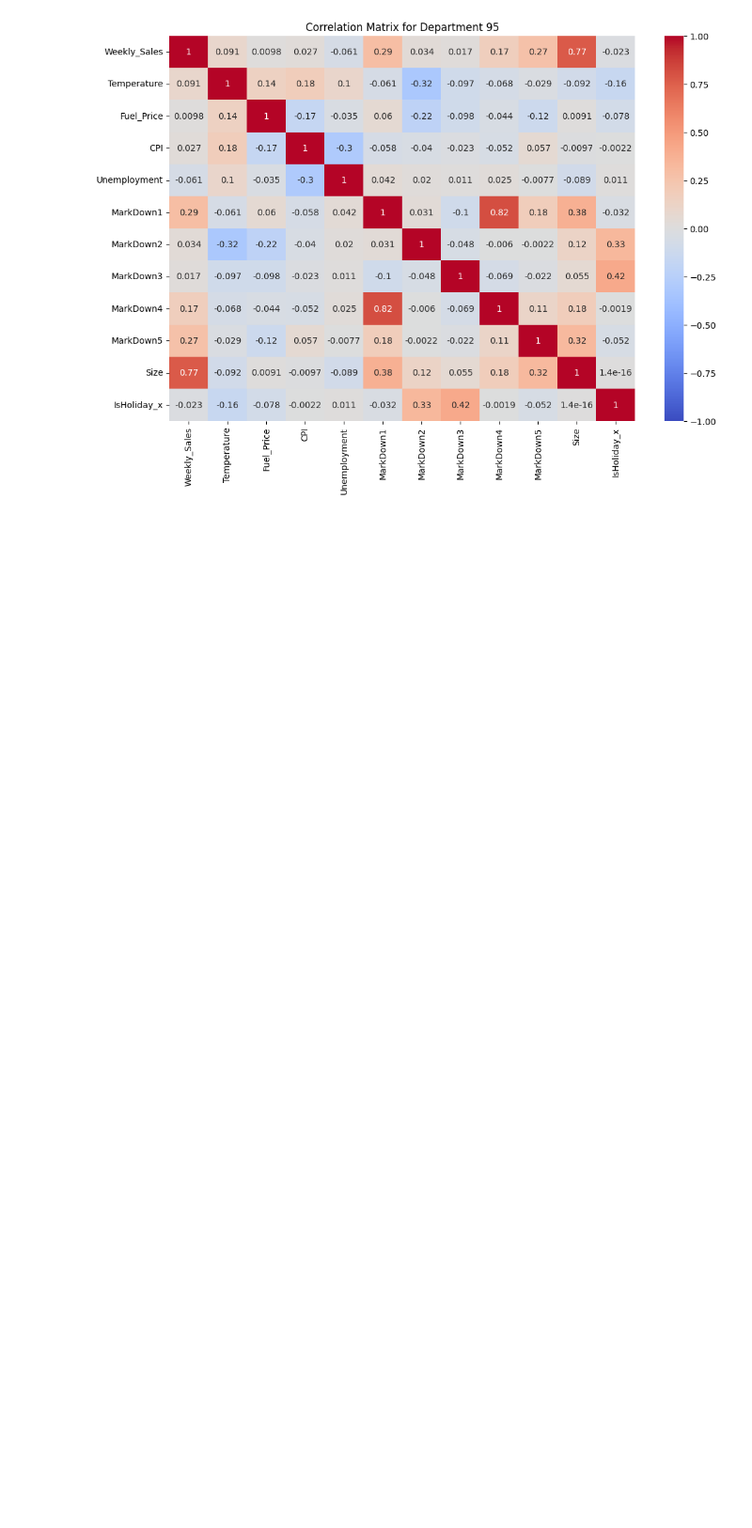
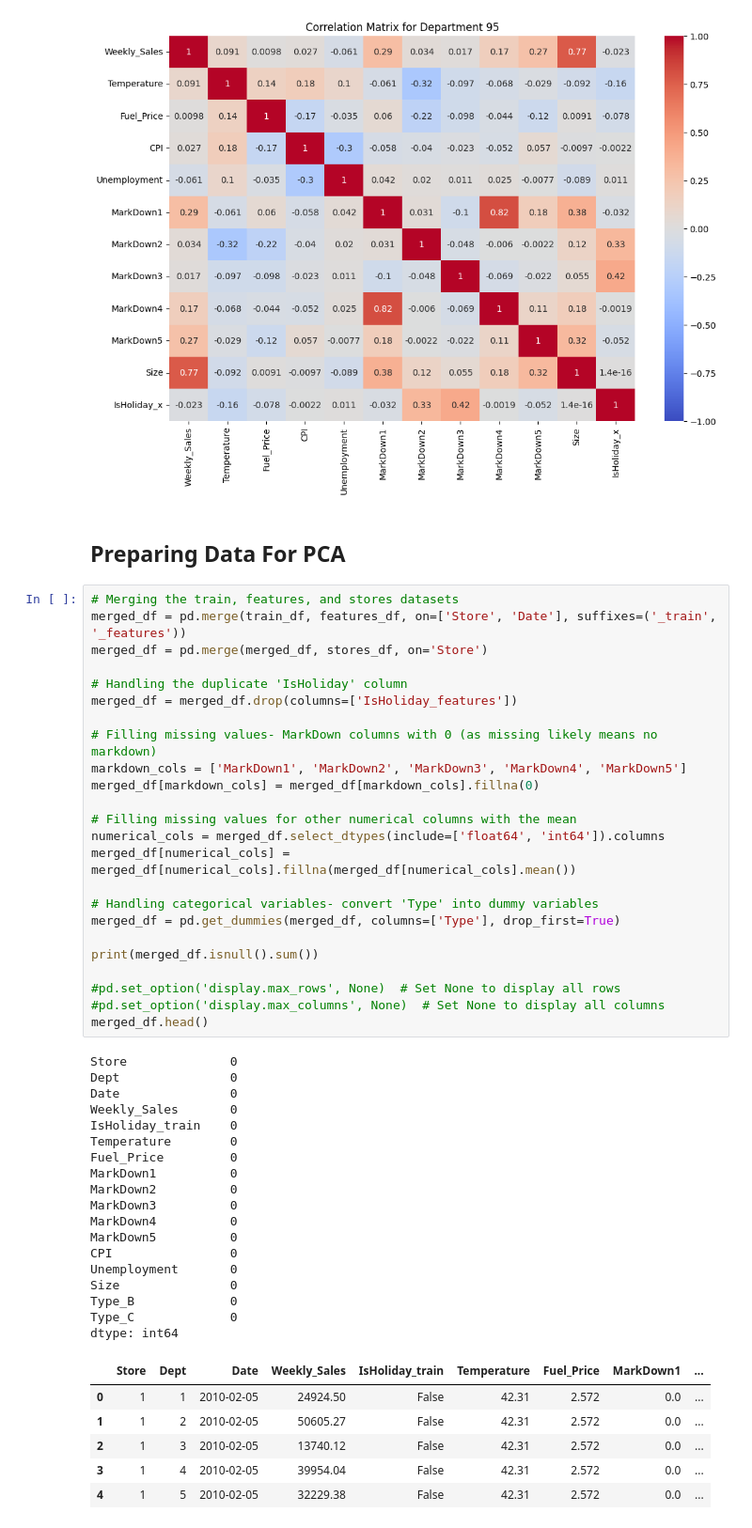
Before and after one commit to dimakazlouski/Walmart-Sales-Forecasting, a Jupyter notebook: Notebooks/01_Data_Exploration.ipynb, the cells around one changed output. Shown at 94% size. Saved outputs shown, nothing was run; the diff lists cells and outputs as text; blank space fills up the shorter version.

```diff
--- a/Notebooks/01_Data_Exploration.ipynb
+++ b/Notebooks/01_Data_Exploration.ipynb
@@ -351,3 +351,54 @@ plt.title('Correlation Matrix for Department ' + str(dept))
 plt.show()
 # %% [output]
 [figure]
+# %% [markdown]
+## Preparing Data For PCA
+# %%
+# Merging the train, features, and stores datasets
+merged_df = pd.merge(train_df, features_df, on=['Store', 'Date'], suffixes=('_train', '_features'))
+merged_df = pd.merge(merged_df, stores_df, on='Store')
+
+# Handling the duplicate 'IsHoliday' column
+merged_df = merged_df.drop(columns=['IsHoliday_features'])
+
+# Filling missing values- MarkDown columns with 0 (as missing likely means no markdown)
+markdown_cols = ['MarkDown1', 'MarkDown2', 'MarkDown3', 'MarkDown4', 'MarkDown5']
+merged_df[markdown_cols] = merged_df[markdown_cols].fillna(0)
+
+# Filling missing values for other numerical columns with the mean
+numerical_cols = merged_df.select_dtypes(include=['float64', 'int64']).columns
+merged_df[numerical_cols] = merged_df[numerical_cols].fillna(merged_df[numerical_cols].mean())
+
+# Handling categorical variables- convert 'Type' into dummy variables
+merged_df = pd.get_dummies(merged_df, columns=['Type'], drop_first=True)
+
+print(merged_df.isnull().sum())
+
+#pd.set_option('display.max_rows', None)  # Set None to display all rows
+#pd.set_option('display.max_columns', None)  # Set None to display all columns
+merged_df.head()
+# %% [output]
+Store              0
+Dept               0
+Date               0
+Weekly_Sales       0
+IsHoliday_train    0
+Temperature        0
+Fuel_Price         0
+MarkDown1          0
+MarkDown2          0
+MarkDown3          0
+MarkDown4          0
+MarkDown5          0
+CPI                0
+Unemployment       0
+Size               0
+Type_B             0
+Type_C             0
+dtype: int64
+|  | Store | Dept | Date | Weekly_Sales | IsHoliday_train | Temperature | Fuel_Price | MarkDown1 | ... |
+| 0 | 1 | 1 | 2010-02-05 | 24924.50 | False | 42.31 | 2.572 | 0.0 | ... |
+| 1 | 1 | 2 | 2010-02-05 | 50605.27 | False | 42.31 | 2.572 | 0.0 | ... |
+| 2 | 1 | 3 | 2010-02-05 | 13740.12 | False | 42.31 | 2.572 | 0.0 | ... |
+| 3 | 1 | 4 | 2010-02-05 | 39954.04 | False | 42.31 | 2.572 | 0.0 | ... |
+| 4 | 1 | 5 | 2010-02-05 | 32229.38 | False | 42.31 | 2.572 | 0.0 | ... |
```
Also changed, not shown: parts of 4 cells of this notebook.
